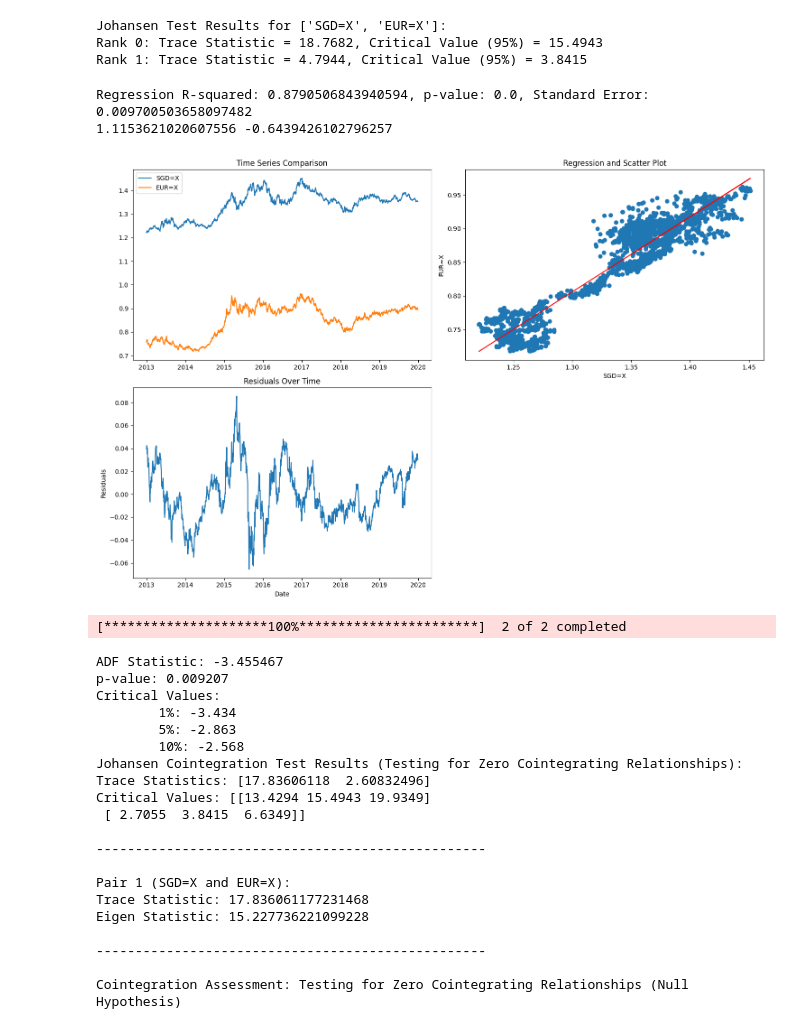
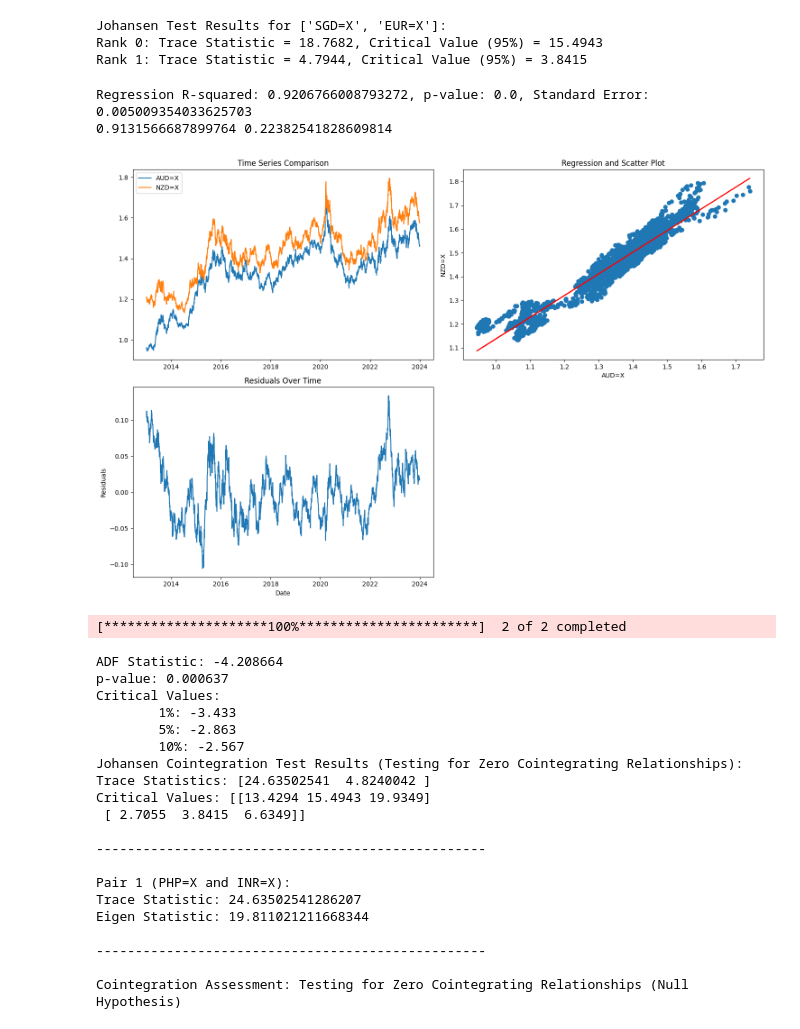
Before and after one commit to BienBienBuen/Quant-project, a Jupyter notebook: notes.ipynb, the cells around one changed output. Cells and saved outputs as stored; diff of their text form; code cells hidden in the pictures.

```diff
--- a/notes.ipynb
+++ b/notes.ipynb
@@ -103,7 +103,7 @@ def filter_non_null_rows(df1, df2):
     filtered_df2 = df2[mask.all(axis=1)]
     return filtered_df1, filtered_df2
 
-tick_list = ['EUR=X','GBP=X', 'JPY=X', 'CNY=X', 'HKD=X', 'SGD=X', 'INR=X', 'MXN=X', 'PHP=X', 'IDR=X', 'THB=X', 'MYR=X', 'ZAR=X', 'RUB=X']
+tick_list = ['AUD=X',  'EURCHF=X',  'EURJPY=X', 'EUR=X', 'GBPJPY=X', 'GBP=X', 'NZD=X', 'CAD=X', 'CHF=X', 'JPY=X']
 
 if __name__ == '__main__':
     start_date = datetime.datetime(2012,1,1)
@@ -123,9 +123,7 @@ if __name__ == '__main__':
                     adf = ts.adfuller(residuals)
                     if adf[1] < 0.1: #Testing for which pairs are critical in 1% significance level
                         print(i, j, adf)
-                else:
-                    print(i, unitone[1])
-                    print(j, unittwo[1])
+
 
     #for i in tick_list:
         #pair1 = download_data(i, start_date, end_date).dropna()
@@ -264,62 +267,61 @@ def Johansen(begin, stop, stock_list):
     print(f"Critical Values: {coint_test_result.cvt}")
 
     # Define stock pairs
-    stock_pairs = [('SGD=X', 'EUR=X')]
+    stock_pairs = [('PHP=X', 'INR=X')]
 
     # Separate the output sections
     print("\n" + "-" * 50 + "\n")
 
     # Interpret the results for each pair
     for i, (stock1, stock2) in enumerate(stock_pairs):
         trace_statistic = trace_stats[i]
         eigen_statistic = eigen_stats[i]
         print(f"Pair {i + 1} ({stock1} and {stock2}):")
         print(f"Trace Statistic: {trace_statistic}")
         print(f"Eigen Statistic: {eigen_statistic}")
         print("\n" + "-" * 50 + "\n")
 
     # Determine cointegration based on critical values or other criteria
     # Add your cointegration assessment logic here
     print("Cointegration Assessment: Testing for Zero Cointegrating Relationships (Null Hypothesis)\n")
 
 if __name__ == '__main__':
     start_date = datetime.datetime(2013, 1, 1)
-    end_date = datetime.datetime(2019, 12, 31)
+    end_date = datetime.datetime(2023, 12, 31)
 
-    stock1 = 'SGD=X'
-    stock2 = 'EUR=X'
+    stock1 = 'AUD=X'
+    stock2 = 'NZD=X'
 
-    data1 = download_data(stock1, start_date, end_date)
-    data2 = download_data(stock2, start_date, end_date)
+    data1, data2 = filter_non_null_rows(download_data(stock1, start_date, end_date), download_data(stock2, start_date, end_date))
 
     if not data1.empty and not data2.empty:
         residuals, slope, intercept, r_value, p_value, std_err = perform_regression(data1, data2)
         print(f"Regression R-squared: {r_value**2}, p-value: {p_value}, Standard Error: {std_err}")
         print(slope, intercept)
         create_dashboard(data1['price'], data2['price'], residuals, slope, intercept, stock1, stock2)
         test_stationarity(residuals)
         Johansen(start_date, end_date, [stock1, stock2])
 # %% [output]
-Regression R-squared: 0.8790506843940594, p-value: 0.0, Standard Error: 0.009700503658097482
-1.1153621020607556 -0.6439426102796257
+Regression R-squared: 0.9206766008793272, p-value: 0.0, Standard Error: 0.005009354033625703
+0.9131566687899764 0.22382541828609814
-[figure, old version]
+[figure, new version]
 [*********************100%***********************]  2 of 2 completed
-ADF Statistic: -3.455467
-p-value: 0.009207
+ADF Statistic: -4.208664
+p-value: 0.000637
 Critical Values:
-        1%: -3.434
+        1%: -3.433
         5%: -2.863
-        10%: -2.568
+        10%: -2.567
 Johansen Cointegration Test Results (Testing for Zero Cointegrating Relationships):
-Trace Statistics: [17.83606118  2.60832496]
+Trace Statistics: [24.63502541  4.8240042 ]
 Critical Values: [[13.4294 15.4943 19.9349]
  [ 2.7055  3.8415  6.6349]]
 
 --------------------------------------------------
 
-Pair 1 (SGD=X and EUR=X):
-Trace Statistic: 17.836061177231468
-Eigen Statistic: 15.227736221099228
+Pair 1 (PHP=X and INR=X):
+Trace Statistic: 24.63502541286207
+Eigen Statistic: 19.811021211668344
 
 --------------------------------------------------
 
```
Also changed, not shown: parts of 1 cell of this notebook, 1 other file.
